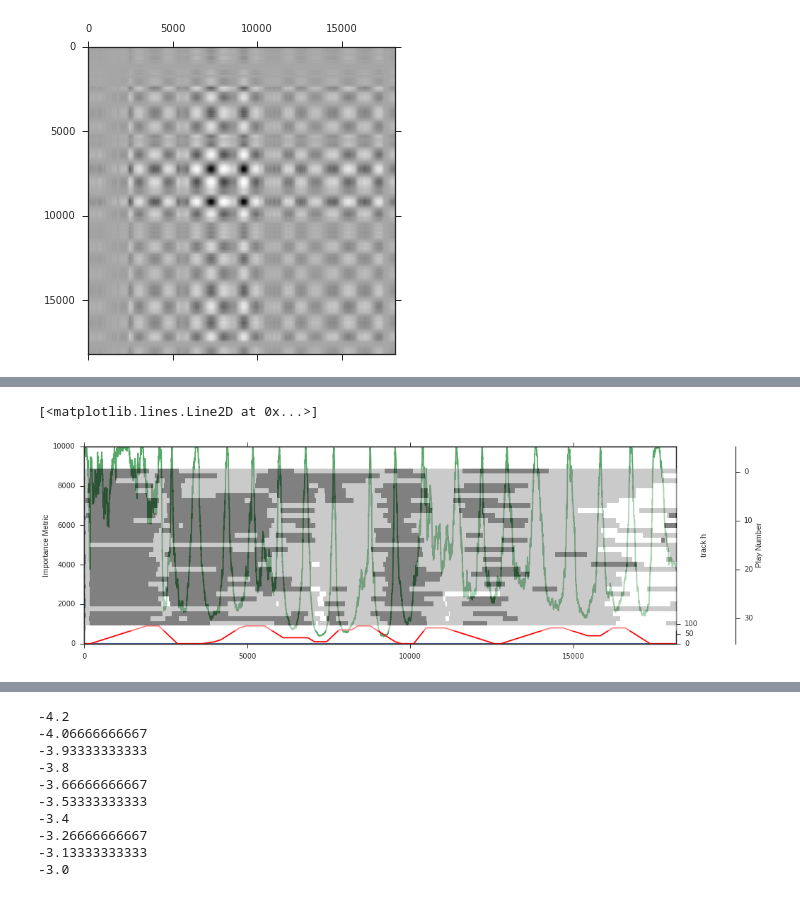
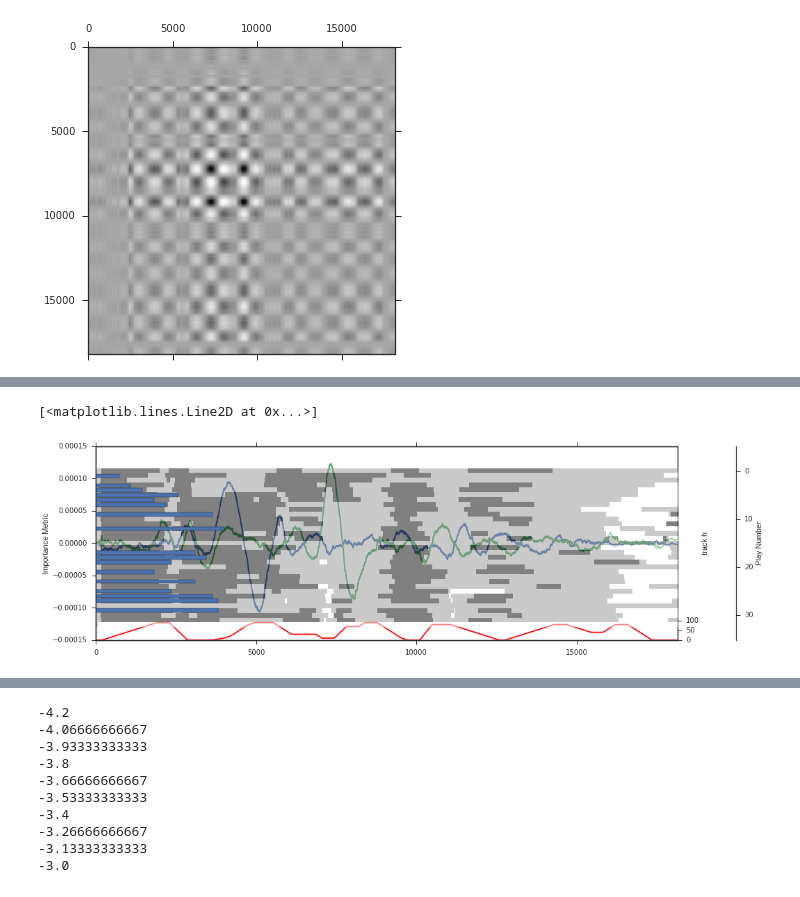
Before and after one commit to DesignInformaticsLab/EcoRacer2016, a Jupyter notebook: testing_NB.ipynb, the cells around one changed output, grey strips where cells are left out. Saved outputs shown, nothing was run; the diff lists cells and outputs as text; code cells hidden in the pictures.

```diff
--- a/testing_NB.ipynb
+++ b/testing_NB.ipynb
@@ -86,0 +123,15 @@ best_sig = pickle.load( open( "sigma.pickle" ) )
+# %%
+x0 = np.zeros(30)+1e-25
+x0[7] = 2.5+1
+
+# x0=[0.0, 6.499381996753761e-06, 0.0, 0.0, 0.0, 0.0, 0.0, 0.0,
+#  0.0, 0.0, 0.0, 0.0, 0.0, 0.0, 0.0, 0.0, 0.0, 0.0, 0.0, 0.0,
+#  0.0, 0.0, 0.0, 0.0, 0.0, 0.0, 0.0, 0.2254259037577679, 0.0, 0.0]
+
+x0=[0.0, 0.0, 0.0, 0.0, 0.0, 0.0, 0.0, 0.0,
+    0.0, 0.0, 0.0, 0.0,1.06277724, 0.0, 0.0, 0.0, 0.0, 0.0, 0.0, 0.0,
+    0.0, 0.0, 0.0, 0.0, 0.0, 0.0, 0.0, 0.0, 0.0, 0.0]
+
+print rKrig.obj(x0)
+# plt.plot(abs(x0[-3]*pre.pca.components_[-3]))
+plt.plot(pre.pca.components_[12])
@@ -87,3 +142,11 @@ best_sig = pickle.load( open( "sigma.pickle" ) )
+# %%
+import pickle, json
+#json.load('sigma.pickle')
+#best_sig = pickle.load( open( "sigma.pickle" ) )
+# best_sig = [0.0, 0.0, 0.0, 0.0, 0.0, 0.0, 0.0, 0.03609014917654113,
+#             0.0, 0.0, 0.06831954374501899, 0.0, 0.0, 0.0, 0.0, 0.0, 0.0,
+#             0.0, 0.0, 0.0, 0.0, 0.0, 0.0, 0.0, 0.0, 0.0, 0.0, 0.0, 0.0, 0.0]
+best_sig = x0[:]
 # %%
 rKrig.obj(best_sig)
 # %% [output]
@@ -90,0 +154,4 @@ rKrig.obj(best_sig)
+# %%
+bestKrig = Kriging(best_sig)
+bestKrig.fit(X,y)
+plt.scatter(bestKrig.yhat(X), y)
@@ -144,4 +232,5 @@ print row
 # %%
 data = [0,0,10,20,30,40,50,60,70,80,90,90,90,60,30,0,0,0,0,0,5,10,20,40,60,80,90,90,90,90,70,50,30,30,30,30,30,10,10,10,40,70,70,70,90,90,90,70,50,30,10,0,0,0,40,80,80,80,80,70,60,50,40,30,20,10,0,0,10,20,30,40,50,60,70,80,80,80,70,60,50,40,40,40,60,80,80,80,60,40,20,0,0,0,0,0]
 # %%
+sns.set_style('darkgrid')
 plt.plot(np.linspace(0,18120,num=96), data)
@@ -155,25 +248,27 @@ plt.matshow(p2, aspect=100)
 # %%
 sns.set_style('ticks')
 fig, host = plt.subplots(figsize=(15,5))
 
-host.plot(np.diag(visI))
+#host.plot(np.diag(visI))
 
 ax2 = host.twinx()
 ax1 = host.twinx()
 ax1.matshow(p2, aspect=150, alpha=.5)
 ax2.plot(np.linspace(0,18120,num=96), data, color='r')
 ax2.set_ylim(0,1000)
 host.set_xlim(0,18160)
 host.set_ylabel("Importance Metric")
 ax1.spines["right"].set_position(("axes", 1.1))
 ax1.set_ylabel("Play Number")
 ax2.set_yticks([0., 50., 100.]);
 ax2.set_ylabel("track h")
-ax1.barh(range(33), y)
-host.plot(1/(np.diag(visI)+.0001))
+ax1.barh(range(33), 100*y, align='center')
+#host.plot(1/(np.diag(visI)+.0001))
+host.plot(pre.pca.components_[10])
+host.plot(pre.pca.components_[12])
 # %% [output]
 [<matplotlib.lines.Line2D at 0x...>]
-[figure, old version]
+[figure, new version]
 # %%
 full_space = pre.pca.transform(pre.all_dat)
 bounds = np.zeros((30,2))
```
Also changed, not shown: parts of 35 cells of this notebook, 12 other files.
